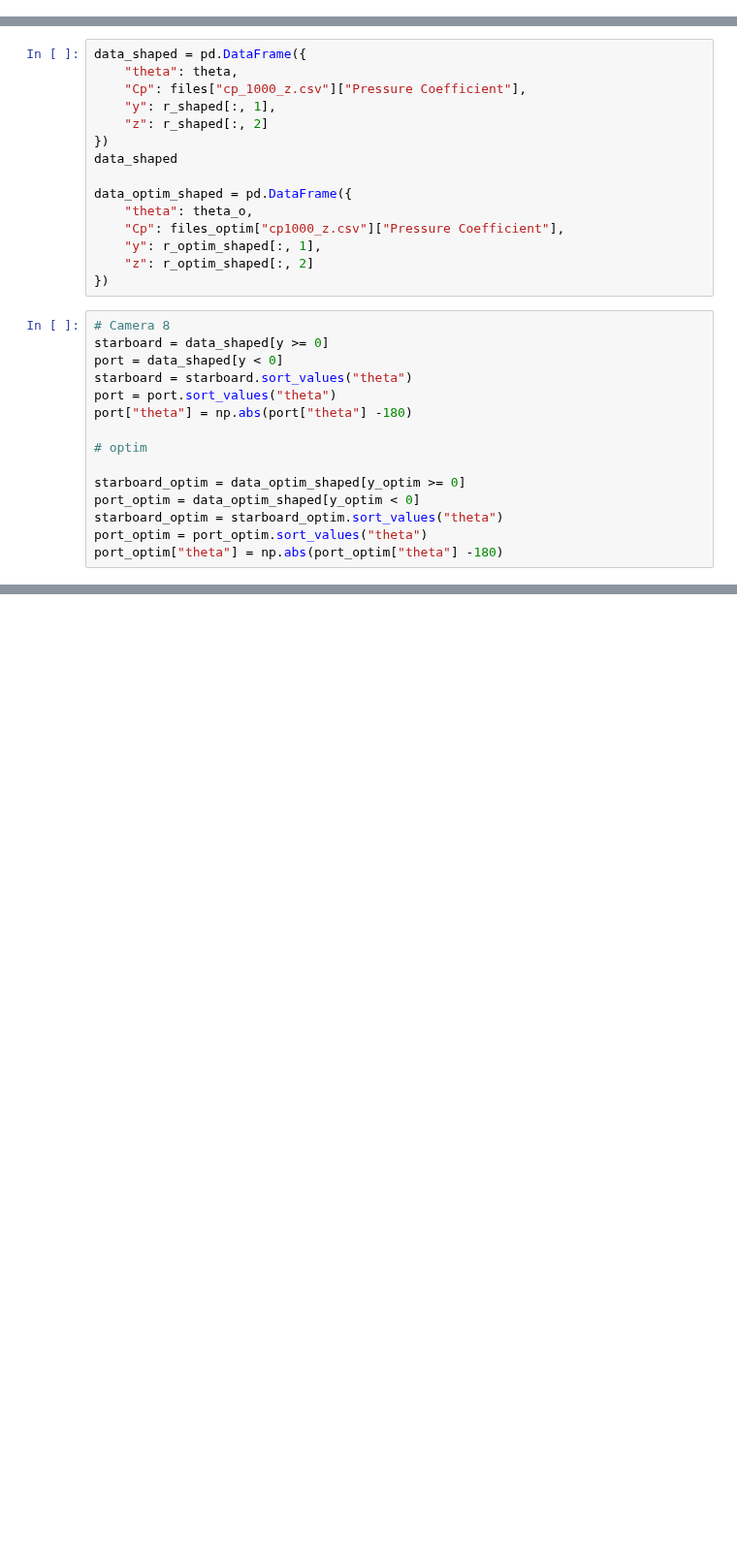
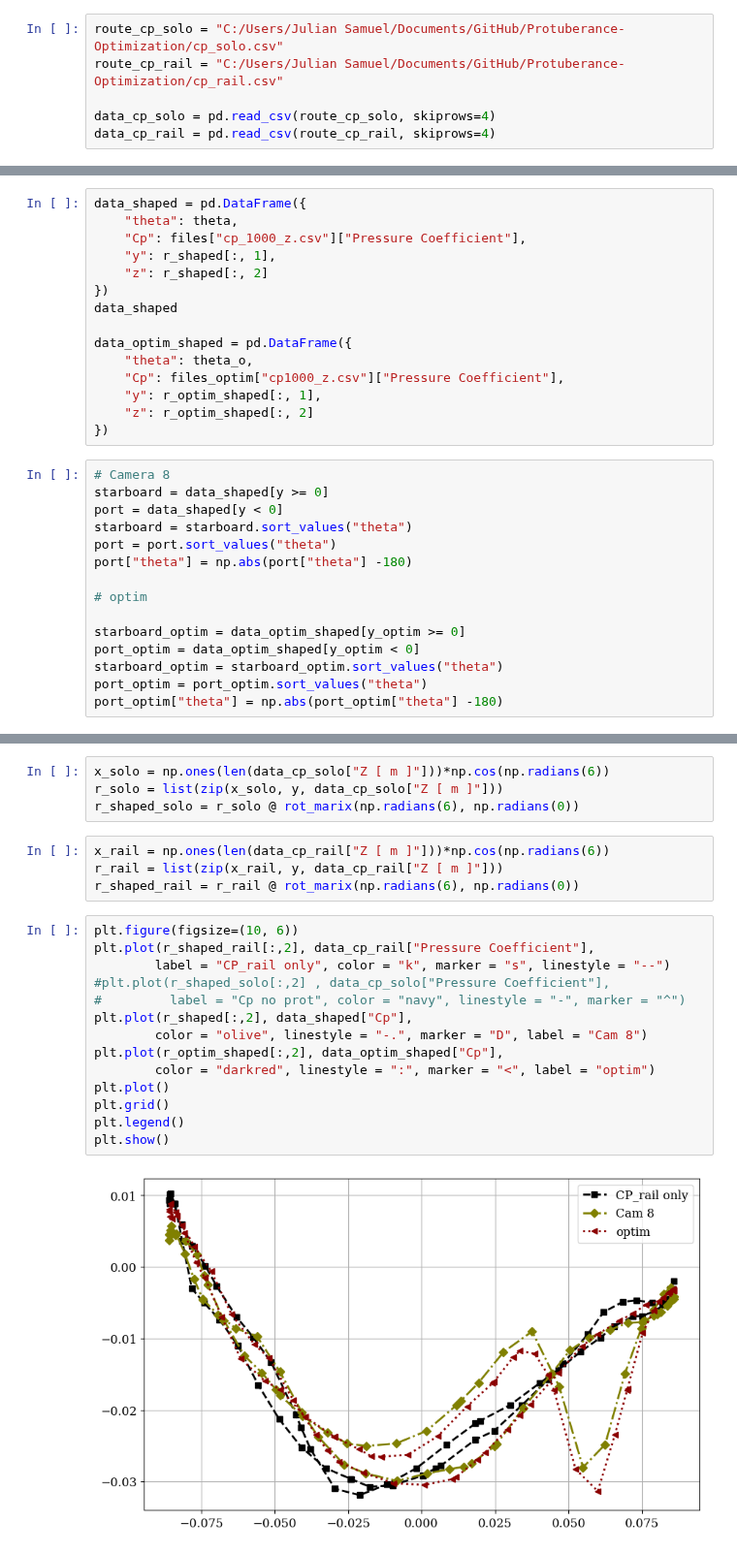
Before and after one commit to samuel321d/Protuberance-Optimization, a Jupyter notebook: Codes/Cp_plots_support.ipynb, the cells around one changed output, grey strips where cells are left out. Shown at 97% size. Drawn from its saved outputs; the diff is of its cells as text; blank space fills up the shorter version.

```diff
--- a/Codes/Cp_plots_support.ipynb
+++ b/Codes/Cp_plots_support.ipynb
@@ -79,6 +95,12 @@ y_optim = files_optim["cp_1000_y.csv"]["Y [ m ]"]
 print(len(z),len(y))
 # %% [output]
 74 74
+# %%
+route_cp_solo = "C:/Users/Julian Samuel/Documents/GitHub/Protuberance-Optimization/cp_solo.csv"
+route_cp_rail = "C:/Users/Julian Samuel/Documents/GitHub/Protuberance-Optimization/cp_rail.csv"
+
+data_cp_solo = pd.read_csv(route_cp_solo, skiprows=4)
+data_cp_rail = pd.read_csv(route_cp_rail, skiprows=4)
 # %%
 def rot_marix(pitch, roll):
     M_pitch = np.array([
@@ -299,0 +248,24 @@ plt.show()
+# %%
+x_solo = np.ones(len(data_cp_solo["Z [ m ]"]))*np.cos(np.radians(6))
+r_solo = list(zip(x_solo, y, data_cp_solo["Z [ m ]"]))
+r_shaped_solo = r_solo @ rot_marix(np.radians(6), np.radians(0))
+# %%
+x_rail = np.ones(len(data_cp_rail["Z [ m ]"]))*np.cos(np.radians(6))
+r_rail = list(zip(x_rail, y, data_cp_rail["Z [ m ]"]))
+r_shaped_rail = r_rail @ rot_marix(np.radians(6), np.radians(0))
+# %%
+plt.figure(figsize=(10, 6))
+plt.plot(r_shaped_rail[:,2], data_cp_rail["Pressure Coefficient"],
+        label = "CP_rail only", color = "k", marker = "s", linestyle = "--")
+#plt.plot(r_shaped_solo[:,2] , data_cp_solo["Pressure Coefficient"],
+#         label = "Cp no prot", color = "navy", linestyle = "-", marker = "^")
+plt.plot(r_shaped[:,2], data_shaped["Cp"],
+        color = "olive", linestyle = "-.", marker = "D", label = "Cam 8")
+plt.plot(r_optim_shaped[:,2], data_optim_shaped["Cp"],
+        color = "darkred", linestyle = ":", marker = "<", label = "optim")
+plt.plot()
+plt.grid()
+plt.legend()
+plt.show()
+# %% [output]
+[figure, added]
```
Also changed, not shown: parts of 13 cells of this notebook, 7 other files.
